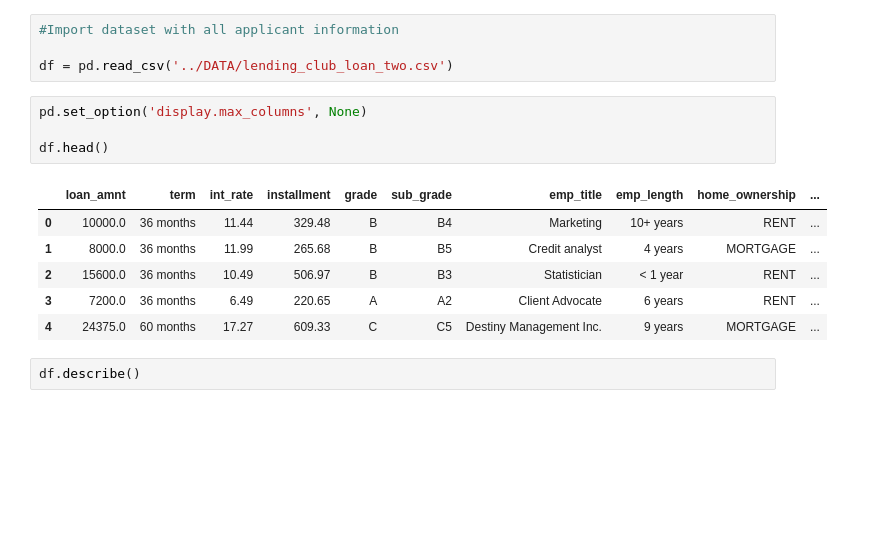
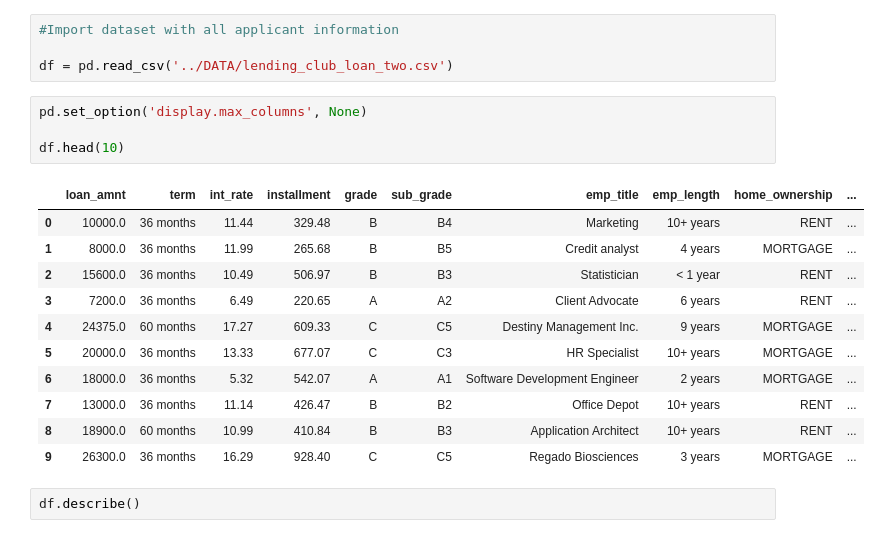
Before and after one commit to sachin-ph/lending-club-default-model, a Jupyter notebook: Project - Lending Club Model.ipynb, the cells around one changed output. Drawn from its saved outputs; the diff is of its cells as text; blank space fills up the shorter version.

```diff
--- a/Project - Lending Club Model.ipynb
+++ b/Project - Lending Club Model.ipynb
@@ -44,14 +44,19 @@ df = pd.read_csv('../DATA/lending_club_loan_two.csv')
 # %%
 pd.set_option('display.max_columns', None)
 
-df.head()
+df.head(10)
 # %% [output]
 |  | loan_amnt | term | int_rate | installment | grade | sub_grade | emp_title | emp_length | home_ownership | ... |
 | 0 | 10000.0 | 36 months | 11.44 | 329.48 | B | B4 | Marketing | 10+ years | RENT | ... |
 | 1 | 8000.0 | 36 months | 11.99 | 265.68 | B | B5 | Credit analyst | 4 years | MORTGAGE | ... |
 | 2 | 15600.0 | 36 months | 10.49 | 506.97 | B | B3 | Statistician | < 1 year | RENT | ... |
 | 3 | 7200.0 | 36 months | 6.49 | 220.65 | A | A2 | Client Advocate | 6 years | RENT | ... |
 | 4 | 24375.0 | 60 months | 17.27 | 609.33 | C | C5 | Destiny Management Inc. | 9 years | MORTGAGE | ... |
+| 5 | 20000.0 | 36 months | 13.33 | 677.07 | C | C3 | HR Specialist | 10+ years | MORTGAGE | ... |
+| 6 | 18000.0 | 36 months | 5.32 | 542.07 | A | A1 | Software Development Engineer | 2 years | MORTGAGE | ... |
+| 7 | 13000.0 | 36 months | 11.14 | 426.47 | B | B2 | Office Depot | 10+ years | RENT | ... |
+| 8 | 18900.0 | 60 months | 10.99 | 410.84 | B | B3 | Application Architect | 10+ years | RENT | ... |
+| 9 | 26300.0 | 36 months | 16.29 | 928.40 | C | C5 | Regado Biosciences | 3 years | MORTGAGE | ... |
 # %%
 df.describe()
 # %% [output]
```
Also changed, not shown: parts of 7 cells of this notebook.
